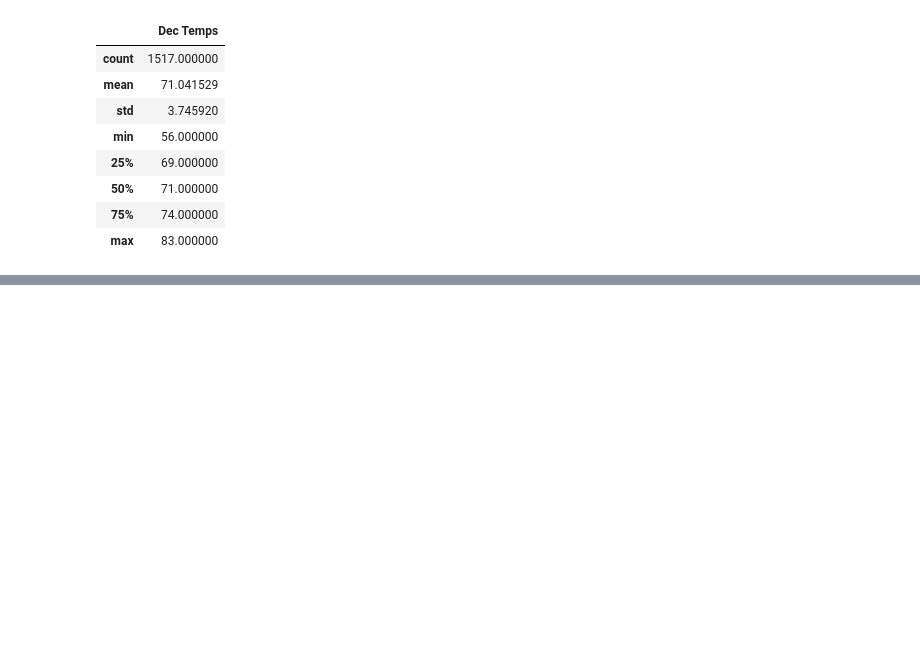
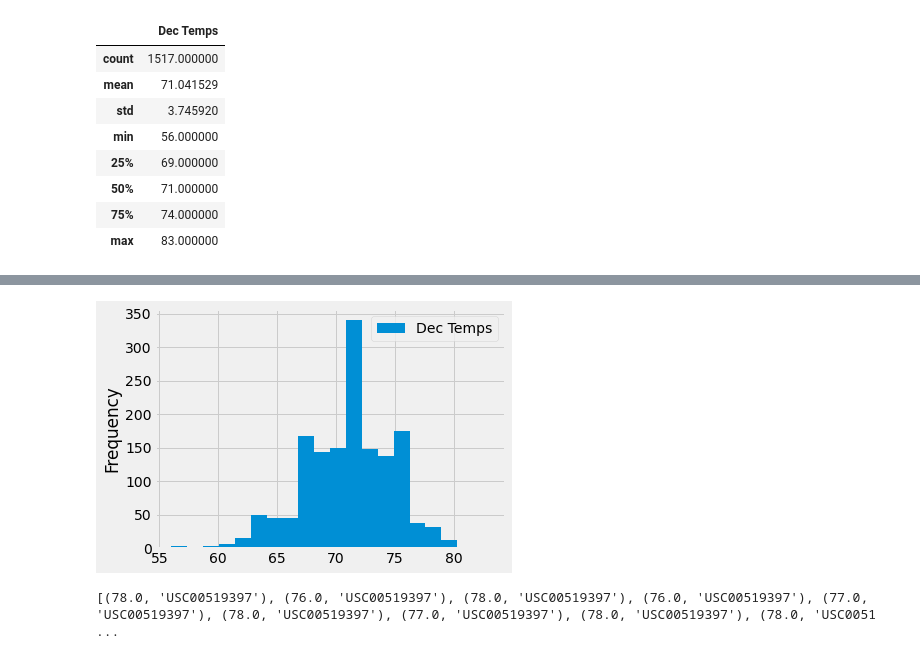
Before and after one commit to AMH-4/Surfs-Up, a Jupyter notebook: SurfsUp_Challenge.ipynb, the cells around one changed output, grey strips where cells are left out. Cells and saved outputs as stored; diff of their text form; code cells hidden in the pictures; blank space fills up the shorter version.

```diff
--- a/SurfsUp_Challenge.ipynb
+++ b/SurfsUp_Challenge.ipynb
@@ -172,0 +195,11 @@ max      83.000000
+# %%
+# Plot December results to visualize summary statistics
+dec_df.plot.hist(bins=20)
+plt.tight_layout()
+# %% [output]
+[figure, added]
+# %%
+june_station = session.query(Measurement.tobs, Measurement.station).filter(extract('month',Measurement.date)== 6).all()
+print(june_station)
+# %% [output]
+[(78.0, 'USC00519397'), (76.0, 'USC00519397'), (78.0, 'USC00519397'), (76.0, 'USC00519397'), (77.0, 'USC00519397'), (78.0, 'USC00519397'), (77.0, 'USC00519397'), (78.0, 'USC00519397'), (78.0, 'USC0051 ...
```
Also changed, not shown: parts of 8 cells of this notebook.
